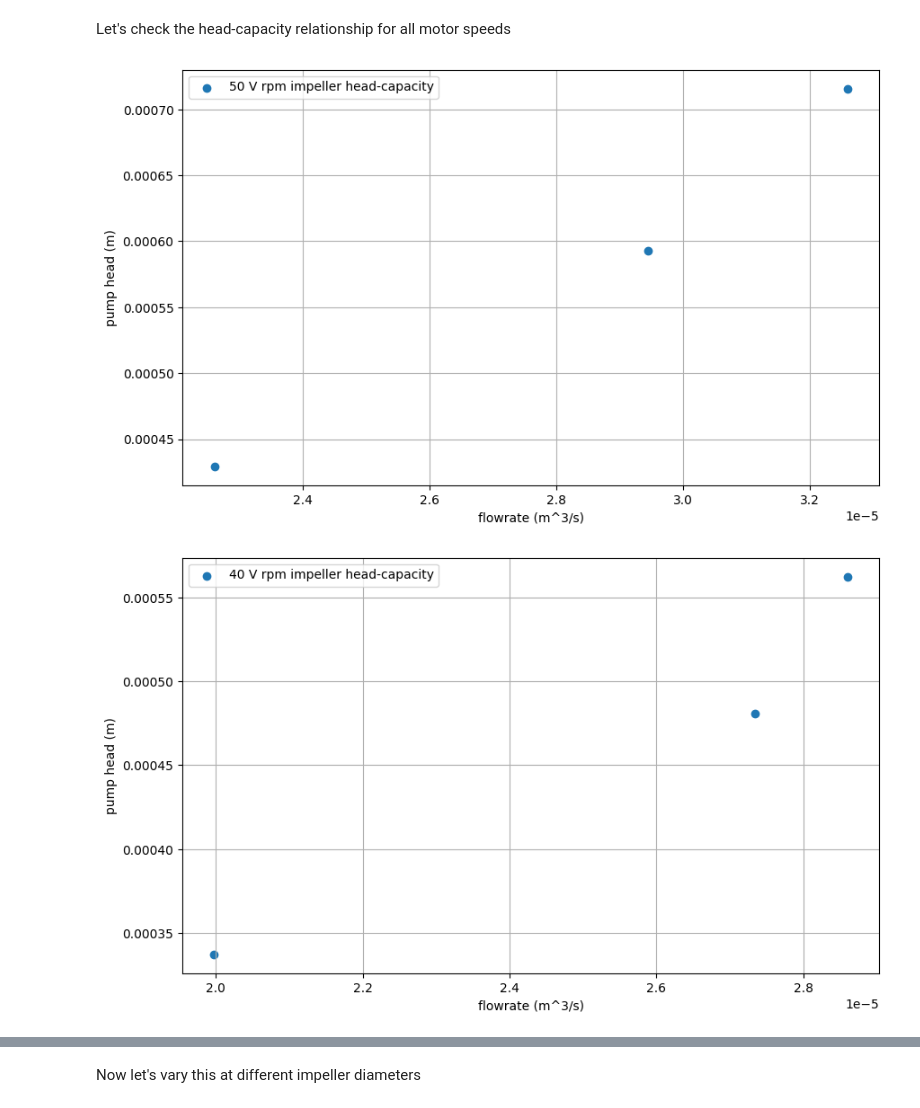
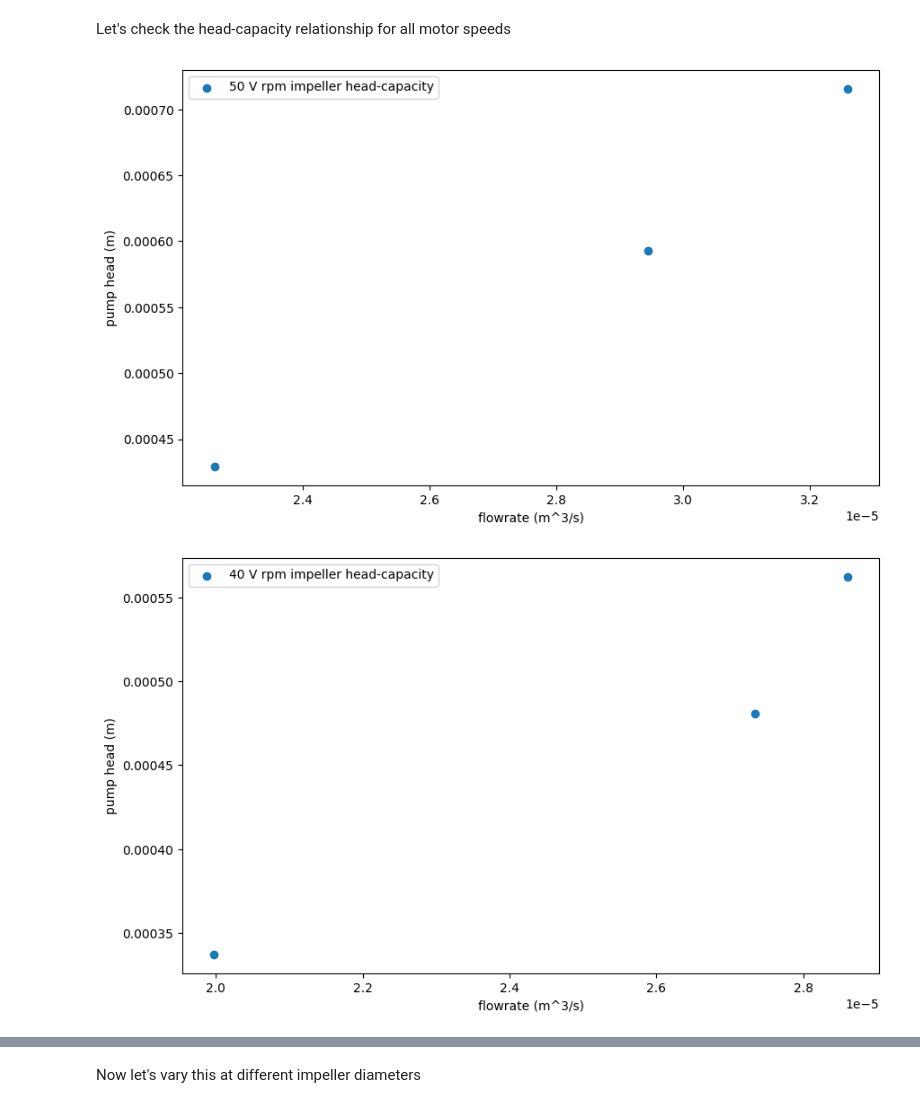
Before and after one commit to rahilisashaik/cbe154, a Jupyter notebook: centrifugal-pump/exp-data-analysis.ipynb, the cells around one changed output, grey strips where cells are left out. Saved outputs shown, nothing was run; the diff lists cells and outputs as text; code cells hidden in the pictures.

```diff
--- a/centrifugal-pump/exp-data-analysis.ipynb
+++ b/centrifugal-pump/exp-data-analysis.ipynb
@@ -48,3 +48,5 @@ $$ $$
+# %%
+df["impeller_diam_meters"] = df["impeller_diam"] * (1/39.37)
 # %% [markdown]
 ## Analysis Question 1
 $$ \textbf {For one impeller, plot head versus capacity with rotational speed as a parameter (See
@@ -169,13 +170,12 @@ Let's check the head-capacity relationship for all motor speeds
 # %%
 for speed in df["motor_speed"].unique():
     df_speed = df.query("motor_speed == @speed")
     plt.figure(figsize=(10,6))
     plt.scatter(df_speed["volumetric_flowrate"], df_speed["pump_head"], marker="o", label=f"{speed} V rpm impeller head-capacity")
     plt.legend()
     plt.xlabel("flowrate (m^3/s)")
     plt.ylabel("pump head (m)")
-    plt.grid(True)
     plt.show()
 # %% [output]
-[figure, old version]
+[figure, new version]
-[figure, old version]
+[figure, new version]
```
Also changed, not shown: parts of 8 cells of this notebook.
